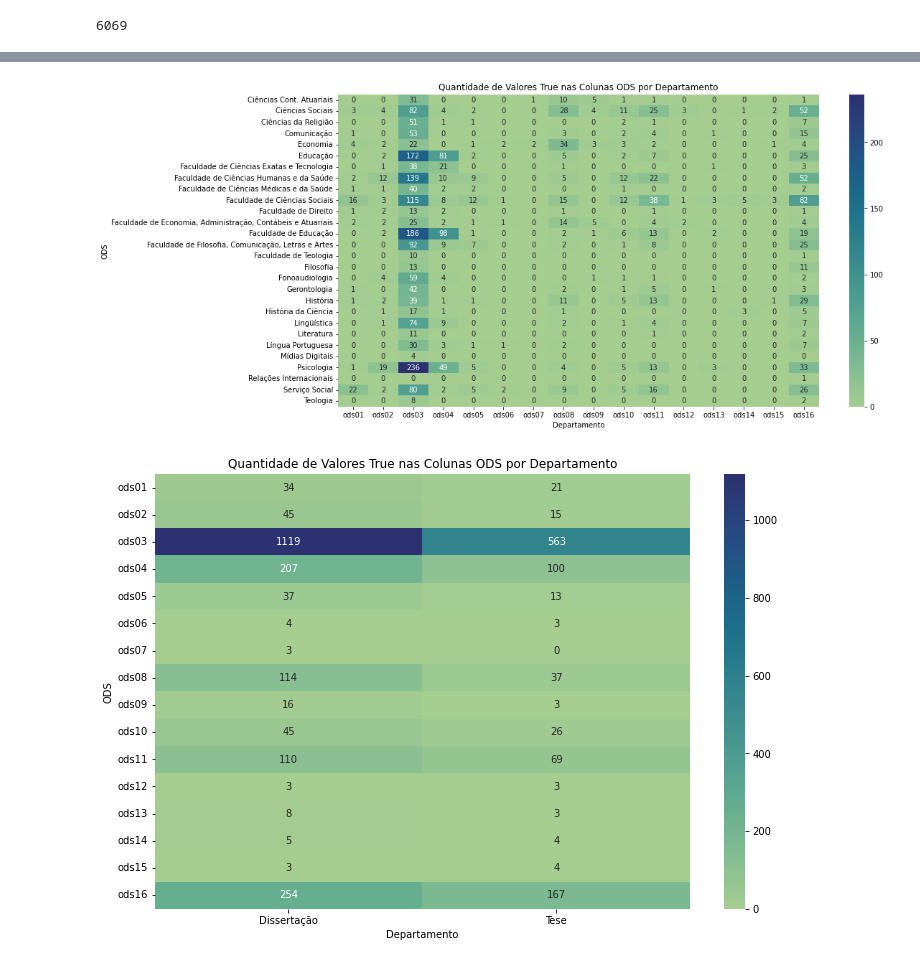
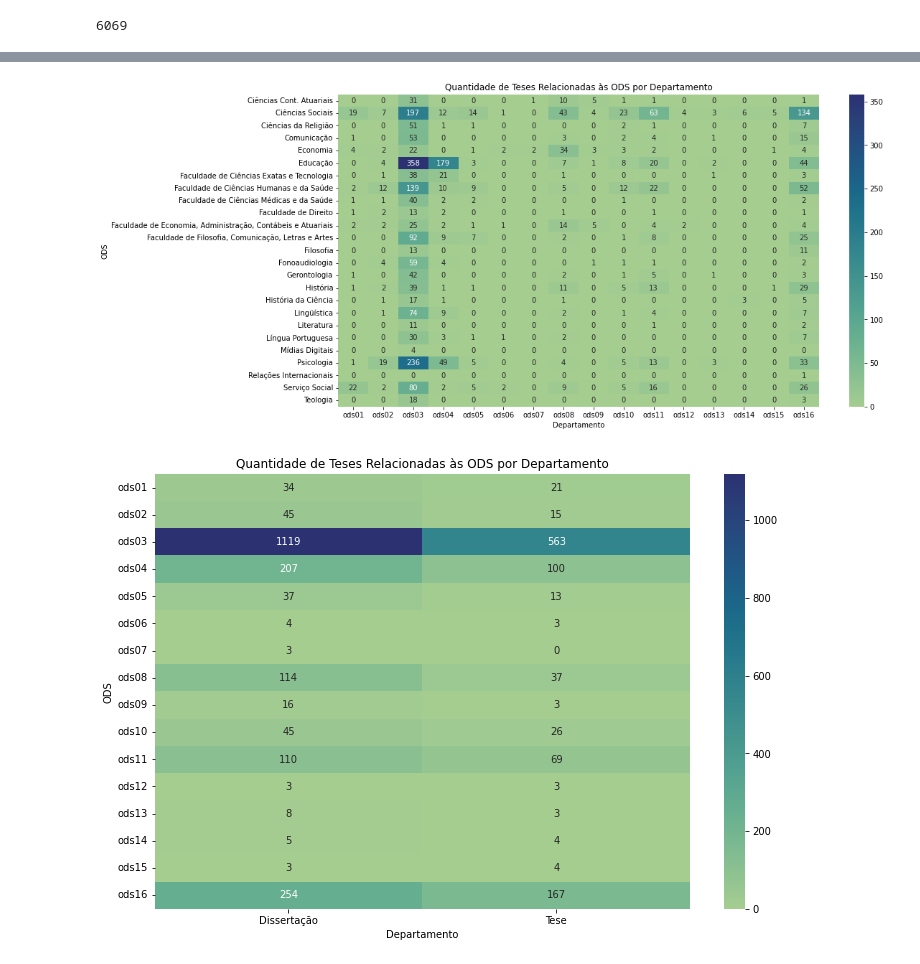
Before and after one commit to maafinotti/hackaPUC_24, a Jupyter notebook: Hackathon.ipynb, the cells around one changed output, grey strips where cells are left out. Drawn from its saved outputs; the diff is of its cells as text; code cells hidden in the pictures.

```diff
--- a/Hackathon.ipynb
+++ b/Hackathon.ipynb
@@ -196,0 +233,4 @@ df_pre['palavras_chave_pre'] = df_pre['palavras_chave_pre'].fillna('0')
+# %%
+df_pre['departamento'] = df_pre['departamento'].str.replace('Faculdade de Educação', 'Educação')
+df_pre['departamento'] = df_pre['departamento'].str.replace('Faculdade de Ciências Sociais', 'Ciências Sociais')
+df_pre['departamento'] = df_pre['departamento'].str.replace('Faculdade de Teologia', 'Teologia')
@@ -1320,19 +1376,19 @@ plt.show()
 # %%
 #obtendo as colunas ODS do DataFrame
 ods_columns = [col for col in df_pre.columns if col.startswith('ods')]
 
 #calculando a contagem de valores True nas colunas ODS para cada departamento
 ods_dept_counts = df_pre.groupby('departamento')[ods_columns].sum()
 
 # Criando o mapa de calor
 plt.figure(figsize=(15, 8))
 sns.heatmap(ods_dept_counts, cmap='crest', annot=True, fmt='.0f')
-plt.title('Quantidade de Valores True nas Colunas ODS por Departamento')
+plt.title('Quantidade de Teses Relacionadas às ODS por Departamento')
 plt.xlabel('Departamento')
 plt.ylabel('ODS')
 plt.show()
 # %% [output]
-[figure, old version]
+[figure, new version]
 # %%
 ods_columns = [col for col in df_pre.columns if col.startswith('ods')]
 
@@ -1340,9 +1396,9 @@ ods_dept_counts = df_pre.groupby('tipo')[ods_columns].sum()
 
 plt.figure(figsize=(12, 8))
 sns.heatmap(ods_dept_counts.T, cmap='crest', annot=True, fmt='.0f')
-plt.title('Quantidade de Valores True nas Colunas ODS por Departamento')
+plt.title('Quantidade de Teses Relacionadas às ODS por Departamento')
 plt.xlabel('Departamento')
 plt.ylabel('ODS')
 plt.show()
 # %% [output]
-[figure, old version]
+[figure, new version]
```
Also changed, not shown: parts of 9 cells of this notebook.
